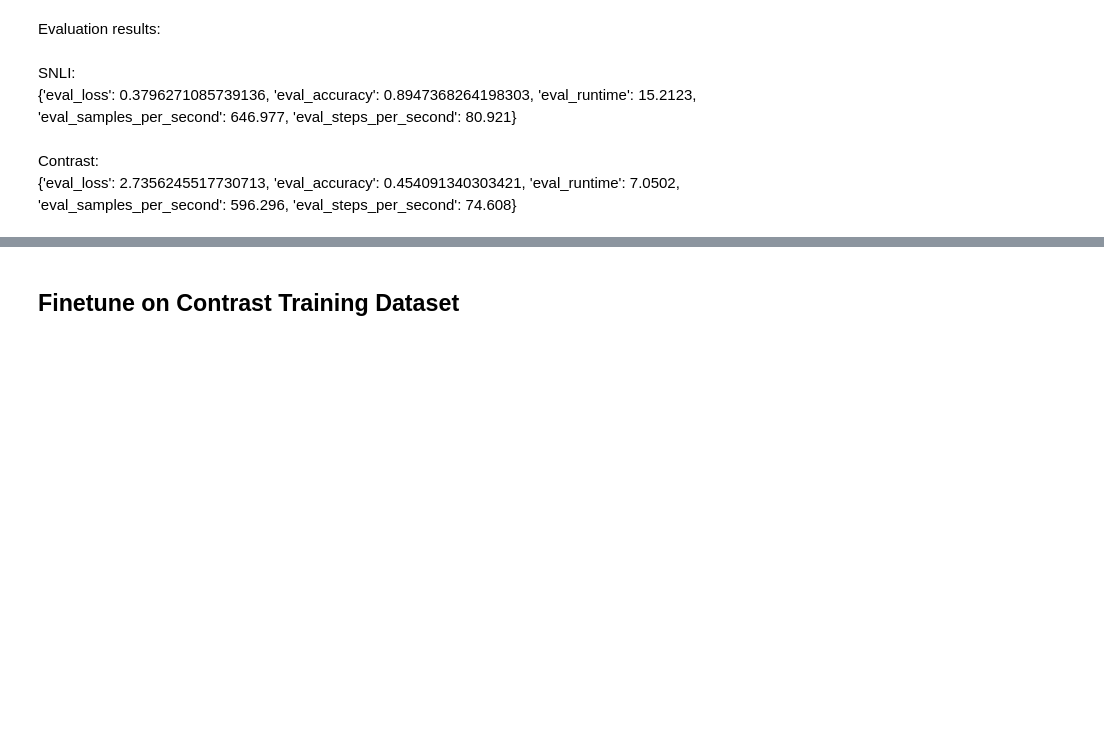
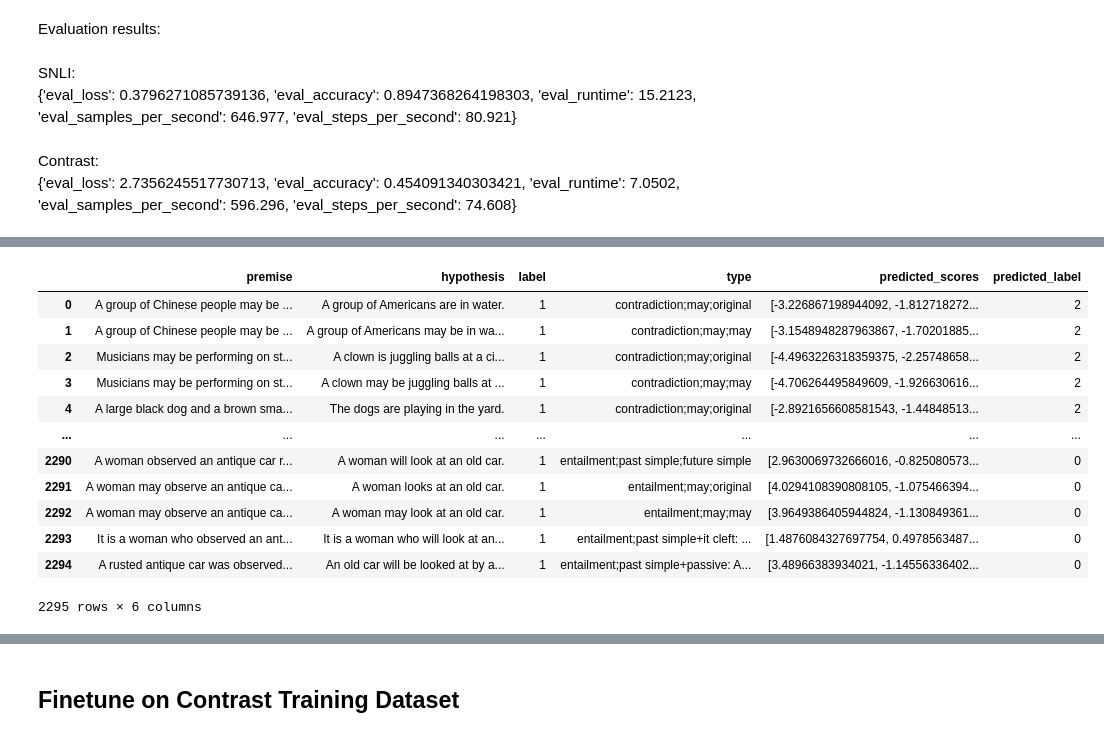
Before and after one commit to Manheim94/fp-dataset-artifacts, a Jupyter notebook: a.ipynb, the cells around one changed output, grey strips where cells are left out. Drawn from its saved outputs; the diff is of its cells as text; code cells hidden in the pictures; blank space fills up the shorter version.

```diff
--- a/a.ipynb
+++ b/a.ipynb
@@ -96,0 +121,17 @@ Contrast: <br>
+# %%
+df_error = df_final.loc[df_final['label'] != df_final['predicted_label']].reset_index(drop=True)
+df_error
+# %% [output]
+|  | premise | hypothesis | label | type | predicted_scores | predicted_label |
+| 0 | A group of Chinese people may be ... | A group of Americans are in water. | 1 | contradiction;may;original | [-3.226867198944092, -1.812718272... | 2 |
+| 1 | A group of Chinese people may be ... | A group of Americans may be in wa... | 1 | contradiction;may;may | [-3.1548948287963867, -1.70201885... | 2 |
+| 2 | Musicians may be performing on st... | A clown is juggling balls at a ci... | 1 | contradiction;may;original | [-4.4963226318359375, -2.25748658... | 2 |
+| 3 | Musicians may be performing on st... | A clown may be juggling balls at ... | 1 | contradiction;may;may | [-4.706264495849609, -1.926630616... | 2 |
+| 4 | A large black dog and a brown sma... | The dogs are playing in the yard. | 1 | contradiction;may;original | [-2.8921656608581543, -1.44848513... | 2 |
+| ... | ... | ... | ... | ... | ... | ... |
+| 2290 | A woman observed an antique car r... | A woman will look at an old car. | 1 | entailment;past simple;future simple | [2.9630069732666016, -0.825080573... | 0 |
+| 2291 | A woman may observe an antique ca... | A woman looks at an old car. | 1 | entailment;may;original | [4.0294108390808105, -1.075466394... | 0 |
+| 2292 | A woman may observe an antique ca... | A woman may look at an old car. | 1 | entailment;may;may | [3.9649386405944824, -1.130849361... | 0 |
+| 2293 | It is a woman who observed an ant... | It is a woman who will look at an... | 1 | entailment;past simple+it cleft: ... | [1.4876084327697754, 0.4978563487... | 0 |
+| 2294 | A rusted antique car was observed... | An old car will be looked at by a... | 1 | entailment;past simple+passive: A... | [3.48966383934021, -1.14556336402... | 0 |
+2295 rows × 6 columns
```
Also changed, not shown: parts of 10 cells of this notebook.
